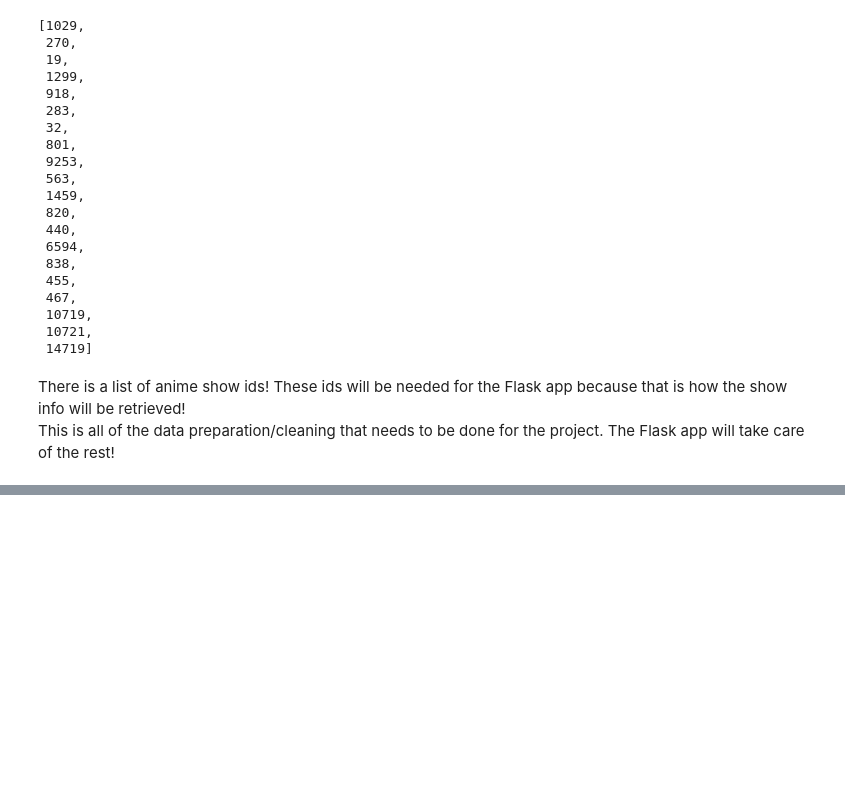
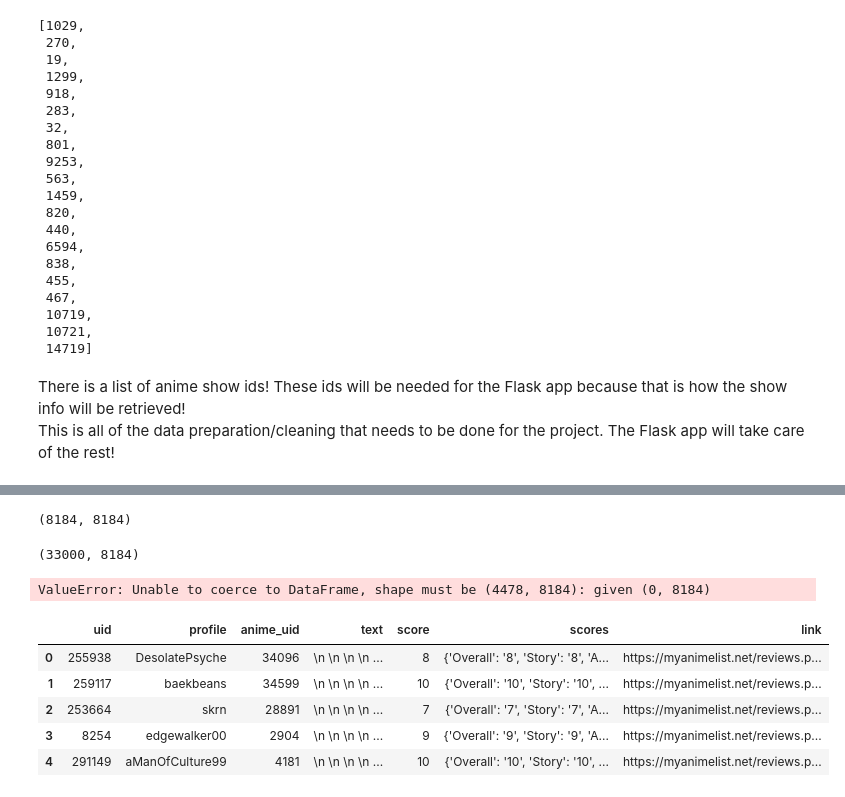
Before and after one commit to SaintGemini/anime-recommendation-engine, a Jupyter notebook: data-preparation.ipynb, the cells around one changed output, grey strips where cells are left out. Cells and saved outputs as stored; diff of their text form; code cells hidden in the pictures; blank space fills up the shorter version.

```diff
--- a/data-preparation.ipynb
+++ b/data-preparation.ipynb
@@ -833,0 +909,4 @@ This is all of the data preparation/cleaning that needs to be done for the proje
+# %%
+vt_train.shape
+# %% [output]
+(8184, 8184)
@@ -833,0 +920,41 @@ This is all of the data preparation/cleaning that needs to be done for the proje
+# %%
+u_test.shape
+# %% [output]
+(33000, 8184)
+# %%
+num_latent_feats = np.arange(10)
+sum_errs_train, sum_errs_test, sum_errs = [], [], []
+
+# code copied and modified from question 3
+for k in num_latent_feats:
+    # restructure with k latent features
+    new_s_train, new_u_train, new_vt_train = np.diag(s_train[:k]), u_train[:, :k], vt_train[:k, :]
+    new_u_test, new_vt_test = u_test[:, :k], vt_test[:k, :]
+
+    # take dot product
+    user_item_train_preds = np.around(np.dot(np.dot(new_u_train, new_s_train), new_vt_train))
+    user_item_test_preds = np.around(np.dot(np.dot(new_u_test, new_s_train), new_vt_test))
+    sum_errs.append(1 - ((np.sum(user_item_test_preds)+np.sum(np.sum(user_item_test)))/(user_item_test.shape[0]*user_item_test.shape[1])))
+
+    # compute error for each prediction to actual value
+    diffs_train = np.subtract(user_item_train, user_item_train_preds)
+    diffs_test = np.subtract(user_item_test, user_item_test_preds)
+
+    # total errors and keep track of them
+    err_train = np.sum(np.sum(np.abs(diffs_train)))
+    sum_errs_train.append(err_train)
+
+    err_test = np.sum(np.sum(np.abs(diffs_test)))
+    sum_errs_test.append(err_test)
+
+
+
+plt.plot(num_latent_feats, 1 - np.array(sum_errs_train)/(user_item_train.shape[0]*user_item_test.shape[1]), label='Train');
+plt.plot(num_latent_feats, 1 - np.array(sum_errs_test)/(user_item_test.shape[0]*user_item_test.shape[1]), label='Test');
+plt.plot(num_latent_feats, sum_errs, label='All Data');
+plt.xlabel('Number of Latent Features');
+plt.ylabel('Accuracy');
+plt.title('Accuracy vs. Number of Latent Features');
+plt.legend();
+# %% [output]
+ValueError: Unable to coerce to DataFrame, shape must be (4478, 8184): given (0, 8184)
@@ -833,0 +963,9 @@ This is all of the data preparation/cleaning that needs to be done for the proje
+# %%
+reviews_df.head()
+# %% [output]
+|  | uid | profile | anime_uid | text | score | scores | link |
+| 0 | 255938 | DesolatePsyche | 34096 | \n \n \n \n ... | 8 | {'Overall': '8', 'Story': '8', 'A... | https://myanimelist.net/reviews.p... |
+| 1 | 259117 | baekbeans | 34599 | \n \n \n \n ... | 10 | {'Overall': '10', 'Story': '10', ... | https://myanimelist.net/reviews.p... |
+| 2 | 253664 | skrn | 28891 | \n \n \n \n ... | 7 | {'Overall': '7', 'Story': '7', 'A... | https://myanimelist.net/reviews.p... |
+| 3 | 8254 | edgewalker00 | 2904 | \n \n \n \n ... | 9 | {'Overall': '9', 'Story': '9', 'A... | https://myanimelist.net/reviews.p... |
+| 4 | 291149 | aManOfCulture99 | 4181 | \n \n \n \n ... | 10 | {'Overall': '10', 'Story': '10', ... | https://myanimelist.net/reviews.p... |
```
Also changed, not shown: parts of 29 cells of this notebook, 2 other files.
